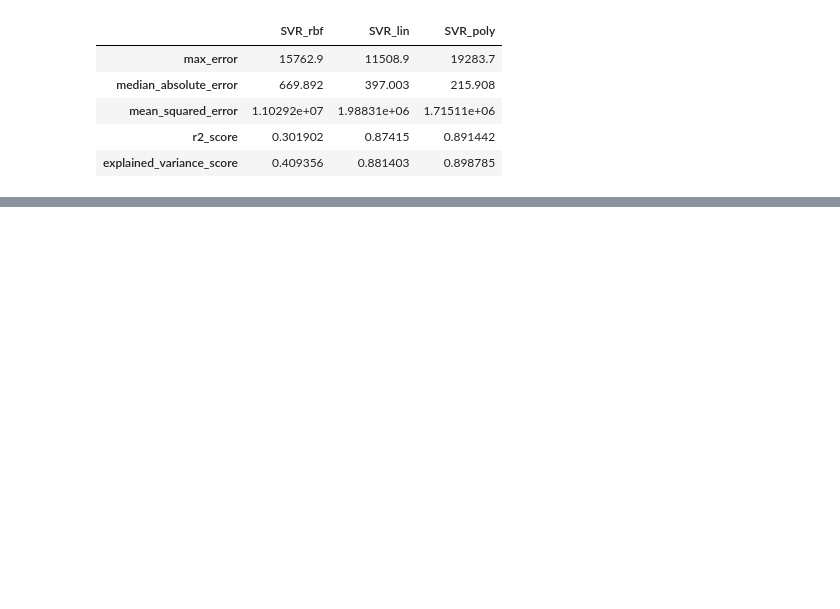
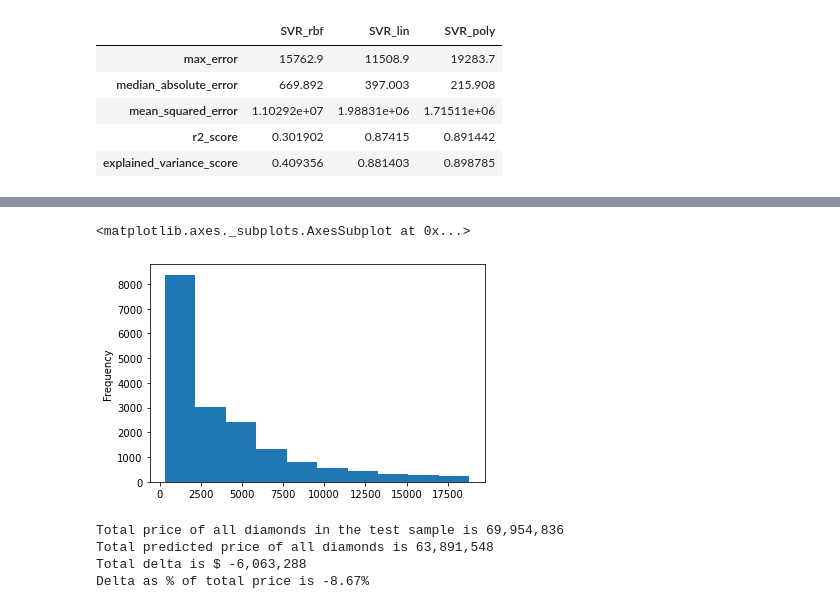
Before and after one commit to boranova/Diamond-Prices-Machine-Learning, a Jupyter notebook: SVM_v.ipynb, the cells around one changed output, grey strips where cells are left out. Saved outputs shown, nothing was run; the diff lists cells and outputs as text; code cells hidden in the pictures; blank space fills up the shorter version.

```diff
--- a/SVM_v.ipynb
+++ b/SVM_v.ipynb
@@ -77,3 +104,20 @@ results
+# %%
+svr_df['y_test'].plot.hist(bins = 10)
+# %% [output]
+<matplotlib.axes._subplots.AxesSubplot at 0x...>
+[figure, added]
+# %%
+svr_df.sum()
+print(f'Total price of all diamonds in the test sample is', format(svr_df.sum()[0],',.0f') )
+print(f'Total predicted price of all diamonds is', format(svr_df.sum()[1],',.0f'))
+Total_delta = (svr_df.sum()[1] - svr_df.sum()[0] )
+print(f'Total delta is $', format(Total_delta, ',.0f'))
+print('Delta as % of total price is', format(Total_delta/svr_df.sum()[0] , ',.2%') )
+# %% [output]
+Total price of all diamonds in the test sample is 69,954,836
+Total predicted price of all diamonds is 63,891,548
+Total delta is $ -6,063,288
+Delta as % of total price is -8.67%
 # %%
 from sklearn.metrics import make_scorer
 scorer = make_scorer(mean_squared_error, greater_is_better=False)
```
Also changed, not shown: parts of 7 cells of this notebook, 2 other files.
